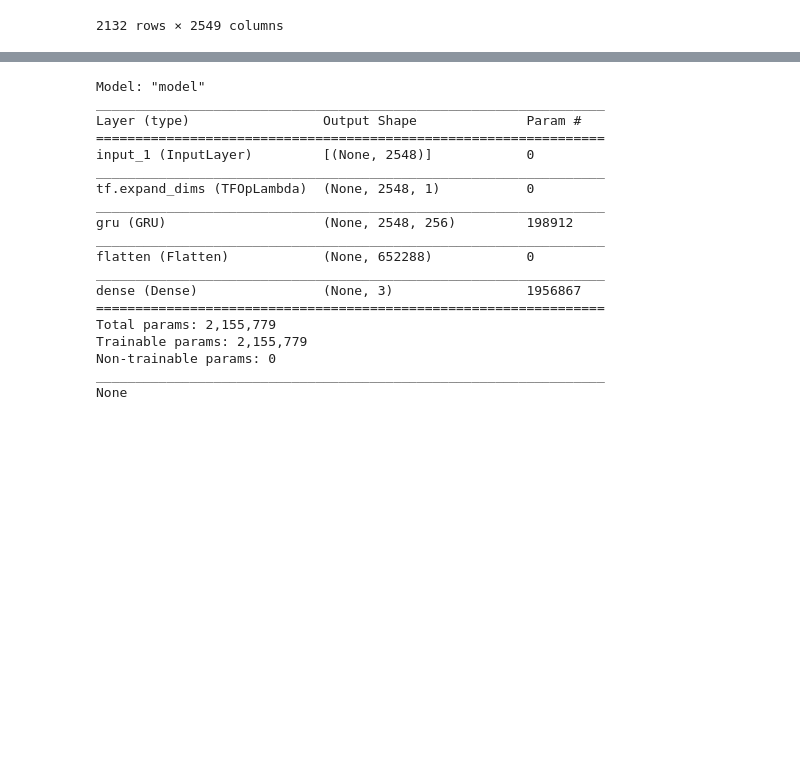
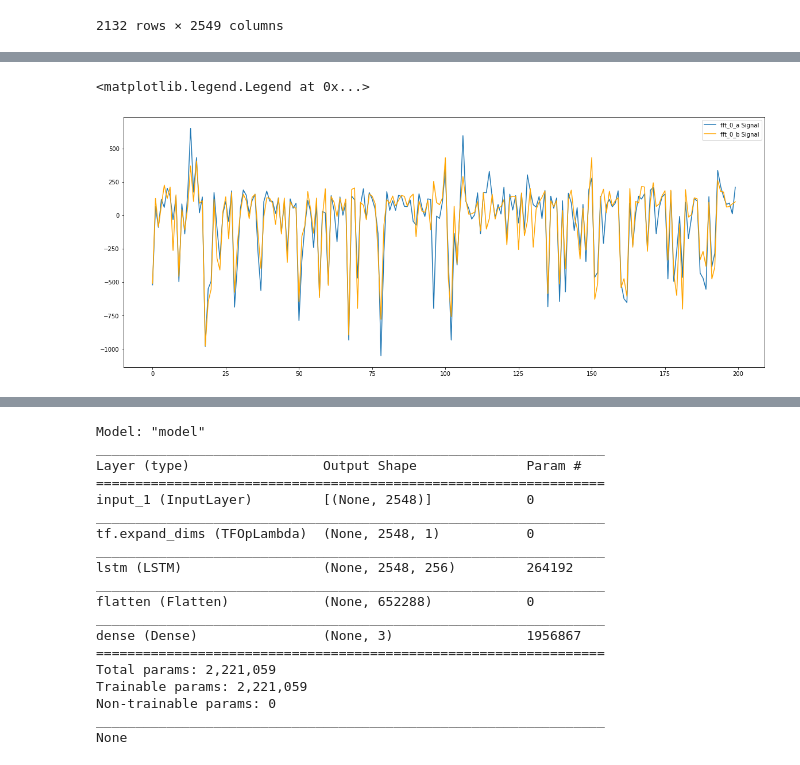
Before and after one commit to Vineet2107/EEG_Pipeline, a Jupyter notebook: Processing_EEG_dataset_with_RNN_LSTM.ipynb, the cells around one changed output, grey strips where cells are left out. Cells and saved outputs as stored; diff of their text form; code cells hidden in the pictures; blank space fills up the shorter version.

```diff
--- a/Processing_EEG_dataset_with_RNN_LSTM.ipynb
+++ b/Processing_EEG_dataset_with_RNN_LSTM.ipynb
@@ -48,4 +42,12 @@ NEGATIVE    708
 Name: label, dtype: int64
+# %%
+plt.figure(figsize=(20,8))
+plt.plot(data['fft_0_a'][:200])
+plt.plot(data['fft_0_b'][:200], 'orange')
+plt.legend(['fft_0_a Signal', 'fft_0_b Signal'])
+# %% [output]
+<matplotlib.legend.Legend at 0x...>
+[figure, added]
 # %%
 label_mapping = {'NEGATIVE': 0, 'NEUTRAL': 1, 'POSITIVE': 2}
 # %%
@@ -80,10 +83,10 @@ X_train
 1492 rows × 2548 columns
 # %%
 inputs = tf.keras.Input(shape=(X_train.shape[1],))
+expand_dims = tf.expand_dims(inputs, axis=2)
+lstm = tf.keras.layers.LSTM(256, return_sequences=True)(expand_dims)
+flatten = tf.keras.layers.Flatten()(lstm)
 
-expand_dims = tf.expand_dims(inputs, axis=2)
-gru = tf.keras.layers.GRU(256, return_sequences=True)(expand_dims)
-flatten = tf.keras.layers.Flatten()(gru)
 outputs = tf.keras.layers.Dense(3, activation='softmax')(flatten)
 
 model = tf.keras.Model(inputs=inputs, outputs=outputs)
@@ -97,14 +100,14 @@ input_1 (InputLayer)         [(None, 2548)]            0
 _________________________________________________________________
 tf.expand_dims (TFOpLambda)  (None, 2548, 1)           0
 _________________________________________________________________
-gru (GRU)                    (None, 2548, 256)         198912
+lstm (LSTM)                  (None, 2548, 256)         264192
 _________________________________________________________________
 flatten (Flatten)            (None, 652288)            0
 _________________________________________________________________
 dense (Dense)                (None, 3)                 1956867
 =================================================================
-Total params: 2,155,779
-Trainable params: 2,155,779
+Total params: 2,221,059
+Trainable params: 2,221,059
 Non-trainable params: 0
 _________________________________________________________________
 None
```
Also changed, not shown: parts of 13 cells of this notebook.
